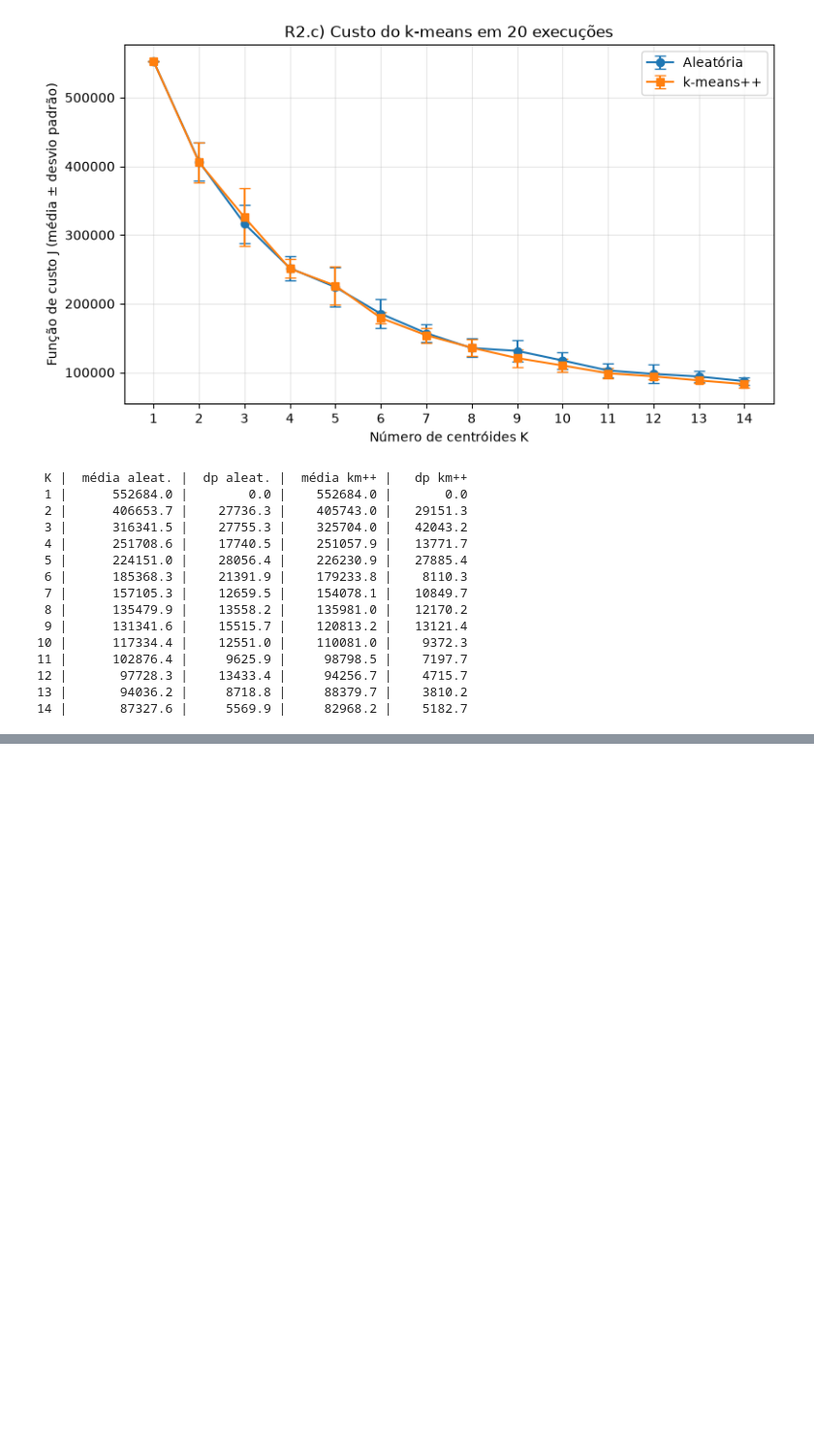
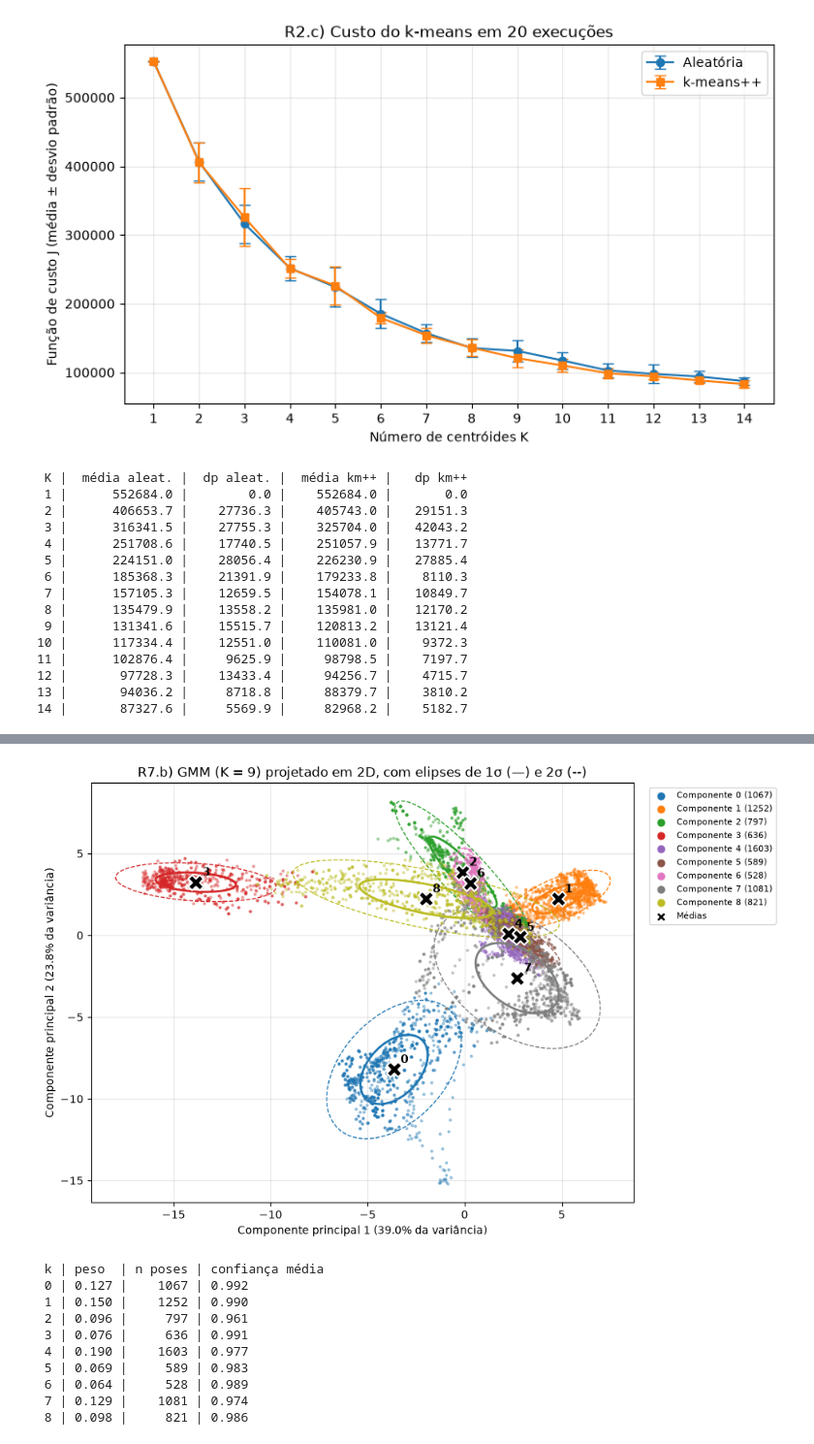
Before and after one commit to znx0/Introdu-o-Aprendizagem-Autom-tica, a Jupyter notebook: projeto1.ipynb, the cells around one changed output, grey strips where cells are left out. Shown at 97% size. Saved outputs shown, nothing was run; the diff lists cells and outputs as text; code cells hidden in the pictures; blank space fills up the shorter version.

```diff
--- a/projeto1.ipynb
+++ b/projeto1.ipynb
@@ -375,0 +536,7 @@ plt.show()
+# %%
+#Auxiliar R7A
+
+
+desc_bic = -np.diff(bic) / np.array(bic[:-1]) * 100
+for k, d in zip(Ks_gmm[1:], desc_bic):
+    print(f"K = {k-1:2d} -> {k:2d}: BIC desce {d:5.1f}%")
@@ -375,0 +561,70 @@ plt.show()
+# %%
+# R7B: GMM final e visualização com covariâncias
+from matplotlib.patches import Ellipse
+
+K_gmm = 9   # <- escolhido na R7a
+gmm = GaussianMixture(n_components=K_gmm, covariance_type='full',
+                      n_init=5, random_state=555).fit(Z)
+labels_gmm = gmm.predict(Z)                    # componente mais provável de cada pose
+prob_max = gmm.predict_proba(Z).max(axis=1)    # confiança dessa atribuição
+
+# as 2 primeiras colunas de Z são a mesma projeção 2D da R4a
+assert np.allclose(Z[:, :2], Z2)
+
+def desenhar_elipse(media2, cov2, ax, cor, n_std):
+    """Elipse de n_std desvios padrão de uma gaussiana 2D."""
+    vals, vecs = np.linalg.eigh(cov2)              # eixos principais da elipse
+    ordem = vals.argsort()[::-1]
+    vals, vecs = vals[ordem], vecs[:, ordem]
+    angulo = np.degrees(np.arctan2(vecs[1, 0], vecs[0, 0]))
+    largura, altura = 2 * n_std * np.sqrt(vals)
+    ax.add_patch(Ellipse(media2, largura, altura, angle=angulo, fill=False,
+                         edgecolor=cor, lw=2 if n_std == 1 else 1,
+                         linestyle='-' if n_std == 1 else '--'))
+
+cores_gmm = plt.cm.tab10(np.arange(K_gmm))
+fig, ax = plt.subplots(figsize=(9, 7))
+
+for k in range(K_gmm):
+    pts = Z[labels_gmm == k, :2]
+    ax.scatter(pts[:, 0], pts[:, 1], s=4, alpha=0.35, color=cores_gmm[k],
+               label=f'Componente {k} ({len(pts)})')
+    media2 = gmm.means_[k, :2]                     # média nas 2 primeiras PCs
+    cov2 = gmm.covariances_[k][:2, :2]             # bloco 2x2 da covariância
+    desenhar_elipse(media2, cov2, ax, cores_gmm[k], n_std=1)
+    desenhar_elipse(media2, cov2, ax, cores_gmm[k], n_std=2)
+
+ax.scatter(gmm.means_[:, 0], gmm.means_[:, 1], marker='X', s=200, c='black',
+           edgecolors='white', linewidths=1.5, zorder=3, label='Médias')
+for k, (x, y) in enumerate(gmm.means_[:, :2]):
+    ax.annotate(str(k), (x, y), xytext=(6, 6), textcoords='offset points',
+                fontsize=11, fontweight='bold')
+
+ax.set_xlabel(f'Componente principal 1 ({var_ratio[0]:.1%} da variância)')
+ax.set_ylabel(f'Componente principal 2 ({var_ratio[1]:.1%} da variância)')
+ax.set_title(f'R7.b) GMM (K = {K_gmm}) projetado em 2D, com elipses de 1σ (—) e 2σ (--)')
+leg = ax.legend(fontsize=8, bbox_to_anchor=(1.02, 1), loc='upper left')
+for h in leg.legend_handles[:-1]:
+    h.set_sizes([40]); h.set_alpha(1)
+leg.legend_handles[-1].set_sizes([90])
+ax.grid(True, alpha=0.3)
+plt.savefig('PartIII7b.jpg', dpi=150, bbox_inches='tight')
+plt.show()
+
+# tabela de apoio
+print(" k | peso  | n poses | confiança média")
+for k in range(K_gmm):
+    m = labels_gmm == k
+    print(f"{k:2d} | {gmm.weights_[k]:.3f} | {m.sum():7d} | {prob_max[m].mean():.3f}")
+# %% [output]
+[figure, added]
+ k | peso  | n poses | confiança média
+ 0 | 0.127 |    1067 | 0.992
+ 1 | 0.150 |    1252 | 0.990
+ 2 | 0.096 |     797 | 0.961
+ 3 | 0.076 |     636 | 0.991
+ 4 | 0.190 |    1603 | 0.977
+ 5 | 0.069 |     589 | 0.983
+ 6 | 0.064 |     528 | 0.989
+ 7 | 0.129 |    1081 | 0.974
+ 8 | 0.098 |     821 | 0.986
```
Also changed, not shown: parts of 13 cells of this notebook.
